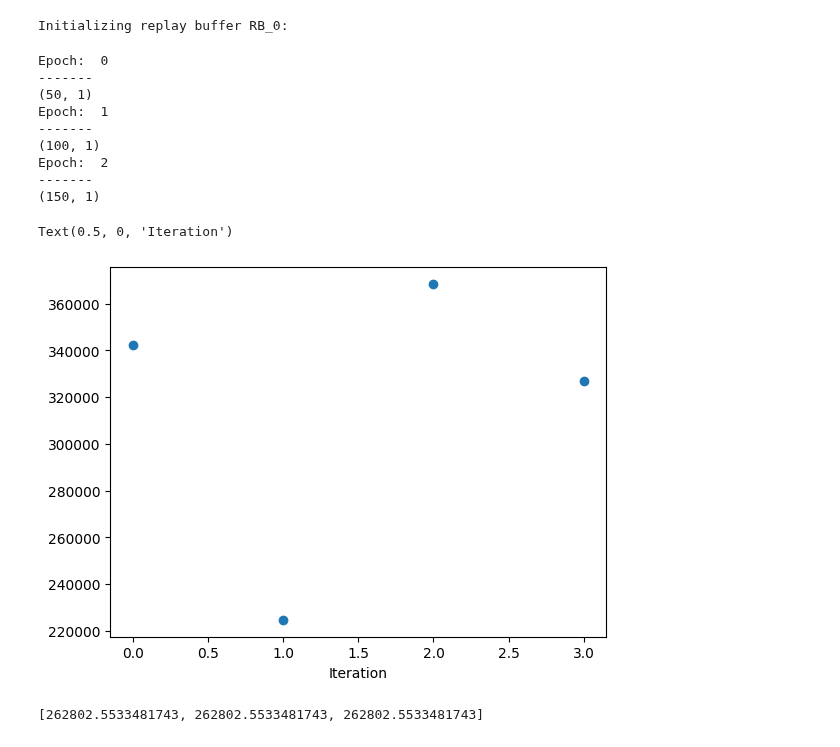
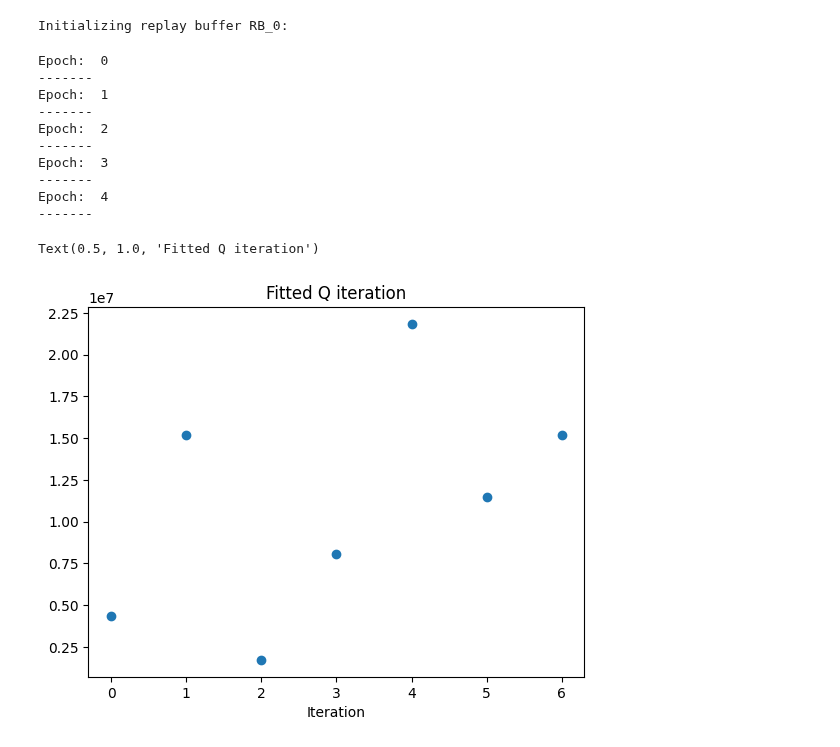
Before and after one commit to SuReLI/hiv_experiment, a Jupyter notebook: 2023/Extra_trees/Extra_trees.ipynb, the cells around one changed output. Drawn from its saved outputs; the diff is of its cells as text; code cells hidden in the pictures.

```diff
--- a/2023/Extra_trees/Extra_trees.ipynb
+++ b/2023/Extra_trees/Extra_trees.ipynb
@@ -62,15 +62,18 @@ class ReplayBuffer:
                 s = self.env.state()
                 if np.random.rand() < self.epsilon:
                     idx_a = np.random.randint(self.nb_actions)
+                    a = self.env.action_set[idx_a]
+                    q_a = tree.predict(np.concatenate([s,a]).reshape(1, -1))
                 else :
                     idx_a = greedy_action(tree, s, self.env)
+                    a = self.env.action_set[idx_a]
+                    q_a = tree.predict(np.concatenate([s,a]).reshape(1, -1))
 
                 s_, r, _, _ = self.env.step(idx_a)
-                a = self.env.action_set[idx_a]
                 self.data_new[j*self.duration + k, : 6] = s # state
                 self.data_new[j*self.duration + k, 6:8] = a # action
-                self.data_new[j*self.duration + k, 8] = r # reward
-                self.data_new[j*self.duration + k, 9: ]  = s_ # new state
+                self.data_new[j*self.duration + k, 8] = r +  self.gamma * q_a# reward
+                self.data_new[j*self.duration + k, 9: ] = s_ # new state
         update_data = np.concatenate([data, self.data_new])
 
         return update_data
@@ -110,12 +113,12 @@ class ExtraTree:
         self.Qtree.fit(X,y)
         self.checkpoints.append(self.Qtree)
 
-        for epoch in range(self.nb_epoch):
-            print('Epoch: ', epoch)
-            print('-------')
+        for epoch in tqdm(range(self.nb_epoch)):
+            # print('Epoch: ', epoch)
+            # print('-------')
             X_ = np.zeros((self.data.shape[0], 8))
             X_[:, :6]= self.data[:, 9:] # s prime
-            y_res = np.zeros((self.data.shape[0], 4))
+            y_res = np.zeros((self.data.shape[0], 4)) # taking result of each action
 
             # We loop on all possible actions
             for idx_a in range(4):
@@ -126,7 +129,6 @@ class ExtraTree:
 
             # We take the argmax and update our training set
             idx_max = np.argmax(y_res, axis=1)
-            print(np.take_along_axis(y_res, idx_max[:,None], axis=1).shape)
             self.data[:,8] = self.data[:, 8] + self.gamma * np.take_along_axis(y_res, idx_max[:,None], axis=1)[:, 0]
 
             #We update the training set
@@ -141,7 +143,7 @@ class ExtraTree:
         nb_trees = len(self.checkpoints)
         actions = np.zeros((1+nb_trees, self.duration))
         states = np.zeros((1+nb_trees, self.duration, 6))
-        for i in range(nb_trees):
+        for i in range(nb_trees +1):
             self.env.reset()
             cum_reward_tree = 0
             for k in range(self.duration):
@@ -153,7 +155,7 @@ class ExtraTree:
                 else: # Fitted Q Tree
                     for idx_a in range(4):
                         a = self.env.action_set[idx_a]
-                        y_pred = self.checkpoints[i].predict(np.concatenate([s,a]).reshape(1, -1))
+                        y_pred = self.checkpoints[i-1].predict(np.concatenate([s,a]).reshape(1, -1))
                         y_res.append(y_pred)
                     idx_a = np.argmax(y_res)
                 a = self.env.action_set[idx_a]
@@ -167,13 +169,13 @@ class ExtraTree:
 # %%
 patient = HIVPatient()
 config_test = {'gamma': 0.99,
-               'nb_patients': 5,
-               'duration': 10 }
+               'nb_patients': 10,
+               'duration': 100 }
 
 
 Tree_test = ExtraTree(config=config_test,
                       env=patient,
-                      nb_epoch= 3)
+                      nb_epoch= 5)
 # %% [output]
 Initializing replay buffer RB_0:
 # %%
@@ -181,22 +183,21 @@ Tree_test.train()
 # %% [output]
 Epoch:  0
 -------
-(50, 1)
 Epoch:  1
 -------
-(100, 1)
 Epoch:  2
 -------
-(150, 1)
+Epoch:  3
+-------
+Epoch:  4
+-------
 # %%
 actions, states, cum_reward = Tree_test.test()
 # %%
 plt.scatter(range(len(cum_reward)),cum_reward)
 plt.xlabel('Iteration')
+plt.title('Fitted Q iteration')
+# plt.hlines()
 # %% [output]
-Text(0.5, 0, 'Iteration')
+Text(0.5, 1.0, 'Fitted Q iteration')
-[figure, old version]
+[figure, new version]
-# %%
-cum_reward
-# %% [output]
-[262802.5533481743, 262802.5533481743, 262802.5533481743]
```
Also changed, not shown: parts of 1 cell of this notebook.
